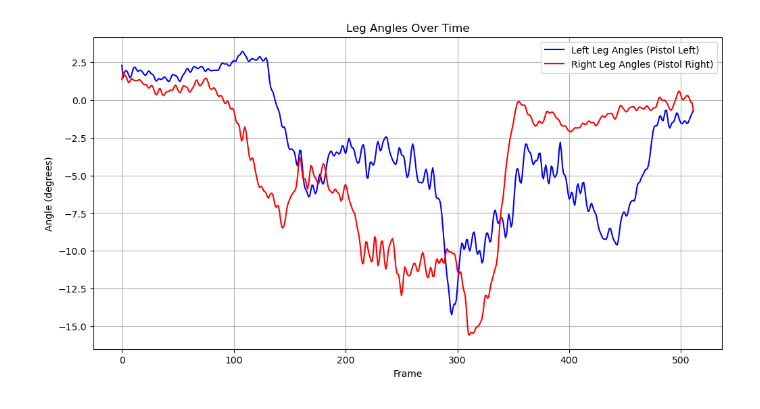
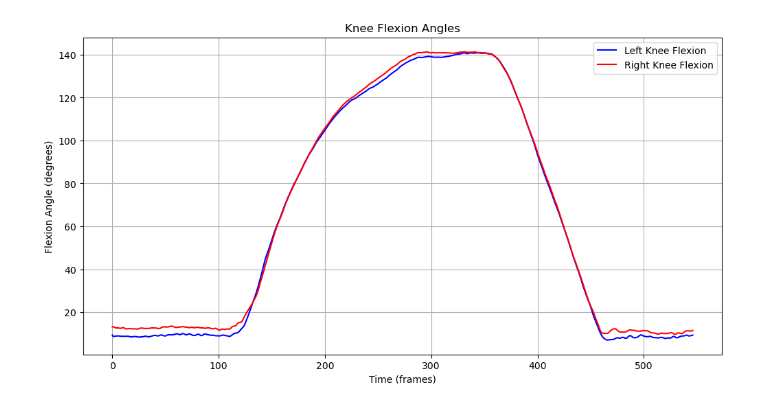
Before and after one commit to hdray04/Biodynamics_hsd23, a Jupyter notebook: Angle analysis - H.ipynb, the cells around one changed output. Drawn from its saved outputs; the diff is of its cells as text; code cells hidden in the pictures.

```diff
--- a/Angle analysis - H.ipynb
+++ b/Angle analysis - H.ipynb
@@ -1,7 +1,7 @@
 # %%
 import ezc3d
-walk_1 = ezc3d.c3d("/Users/harrietdray/Biodynamics/Harriet_c3d/Walk-001/pose_filt_0.c3d")
-walk_2 = ezc3d.c3d("/Users/harrietdray/Biodynamics/Harriet_c3d/Walk-002/pose_filt_0.c3d")
+walk_slow = ezc3d.c3d("/Users/harrietdray/Biodynamics/Harriet_c3d/Walk-001/pose_filt_0.c3d")
+walk_fast = ezc3d.c3d("/Users/harrietdray/Biodynamics/Harriet_c3d/Walk-002/pose_filt_0.c3d")
 hop_single = ezc3d.c3d("/Users/harrietdray/Biodynamics/Harriet_c3d/HopSingle-001/pose_filt_0.c3d")
 cmj_1 = ezc3d.c3d("/Users/harrietdray/Biodynamics/Harriet_c3d/CMJ-001/pose_filt_0.c3d")
 cmj_2 = ezc3d.c3d("/Users/harrietdray/Biodynamics/Harriet_c3d/CMJ-002/pose_filt_0.c3d")
@@ -17,12 +17,12 @@ jog = ezc3d.c3d("/Users/harrietdray/Biodynamics/Harriet_c3d/Jog-001/pose_filt_0.
 
 import matplotlib.pyplot as plt
 
-labels = pistol_left['parameters']['POINT']['LABELS']['value'] # List of angle names
+labels = squat_2['parameters']['POINT']['LABELS']['value'] # List of angle names
 # %%
 # Extracting angle data from the c3d file
 import numpy as np
 
-angle_data_trials = [pistol_left['data']['points'], pistol_right['data']['points']]
+angle_data_trials = [squat_2['data']['points'], walk_slow['data']['points']]
 
 angle_indices = {
     'left_knee': labels.index('LeftKneeAngles_Theia'),
@@ -52,13 +52,7 @@ for key, idx in angle_indices.items():
         data[2, idx, :min_frames] for data in angle_data_trials
     ]
 
-# Compute angles for left leg on pistol_left and right leg on pistol_right
-left_leg_angles = pistol_left['data']['points'][1, angle_indices['left_knee'], :min_frames]
 
-right_leg_angles = pistol_right['data']['points'][1, angle_indices['right_knee'], :min_frames]
-
-angles['left_knee']['Frontal'].append(left_leg_angles)
-angles['right_knee']['Frontal'].append(right_leg_angles)
 # Compute angles for both left and right legs on both pistols
 left_leg_angles_pistol_left = -pistol_left['data']['points'][1, angle_indices['left_knee'], :min_frames]
 right_leg_angles_pistol_left = pistol_left['data']['points'][1, angle_indices['right_knee'], :min_frames]
@@ -74,16 +68,61 @@ angles['right_knee']['Frontal'].append(right_leg_angles_pistol_right)
 
 #average_of_trials = np.mean(angles['left_knee']['Saggital'], axis=0)
 
+
+# Calculate angles at peak flexion for squat_2
+squat_left_knee = -angles['left_knee']['Saggital'][0]  # First trial is squat_2
+squat_right_knee = angles['right_knee']['Saggital'][0]  # First trial is squat_2
+
+# Find peak flexion and frame for both knees
+left_peak_flexion = np.max(squat_left_knee)
+left_peak_frame = np.argmax(squat_left_knee)
+
+right_peak_flexion = np.max(squat_right_knee)
+right_peak_frame = np.argmax(squat_right_knee)
+
+print(f"Peak flexion angle for left knee in squat_2: {left_peak_flexion} degrees")
+print(f"Peak flexion angle for right knee in squat_2: {right_peak_flexion} degrees")
+
+
+print(f"Left Knee:")
+print(f"  Peak Flexion: {left_peak_flexion:.1f}°")
+print(f"  Peak Frame: {left_peak_frame}")
+print(f"  Range of Motion: {np.max(squat_left_knee) - np.min(squat_left_knee):.1f}°")
+
+print(f"\nRight Knee:")
+print(f"  Peak Flexion: {right_peak_flexion:.1f}°")
+print(f"  Peak Frame: {right_peak_frame}")
+print(f"  Range of Motion: {np.max(squat_right_knee) - np.min(squat_right_knee):.1f}°")
+
 # Plotting all trials on the same graph
 # Plotting left leg angles for pistol_left and right leg angles for pistol_right
+
+import matplotlib.pyplot as plt
+
+# Assuming 'angles' dictionary contains the knee flexion angles
+left_knee_angles = -angles['left_knee']['Saggital'][0]  # Adjust index if necessary
+right_knee_angles = angles['right_knee']['Saggital'][0]  # Adjust index if necessary
+
+# Create a time array for the x-axis (assuming equal time intervals)
+time = range(len(left_knee_angles))
+
+# Plotting
 plt.figure(figsize=(12, 6))
-plt.plot(left_leg_angles_pistol_left, label='Left Leg Angles (Pistol Left)', color='blue')
-plt.plot(right_leg_angles_pistol_right, label='Right Leg Angles (Pistol Right)', color='red')
+plt.plot(time, left_knee_angles, label='Left Knee Flexion', color='blue')
+plt.plot(time, right_knee_angles, label='Right Knee Flexion', color='red')
+plt.title('Knee Flexion Angles')
+plt.xlabel('Time (frames)')
+plt.ylabel('Flexion Angle (degrees)')
+plt.legend()
+plt.grid()
+frame_index = 343  # Frame 344 in zero-based indexing
+left_knee_angle = left_knee_angles[frame_index]
+right_knee_angle = right_knee_angles[frame_index]
 
-plt.xlabel('Frame')
-plt.ylabel('Angle (degrees)')
-plt.title('Leg Angles Over Time')
-plt.legend()
-plt.grid(True)
+(left_knee_angle, right_knee_angle)
+
+
+print(f"Left Knee Angle at Frame {frame_index + 1}: {left_knee_angle:.2f} degrees")
+print(f"Right Knee Angle at Frame {frame_index + 1}: {right_knee_angle:.2f} degrees")
 plt.show()
 # %% [output]
@@ -90,4 +142,4 @@ plt.show()
-[figure, old version]
+[figure, new version]
 # %%
 def align_jumps_by_max_flexion(angle_trials):
     aligned_trials = []
```
Also changed, not shown: parts of 1 cell of this notebook, 2 other files.
